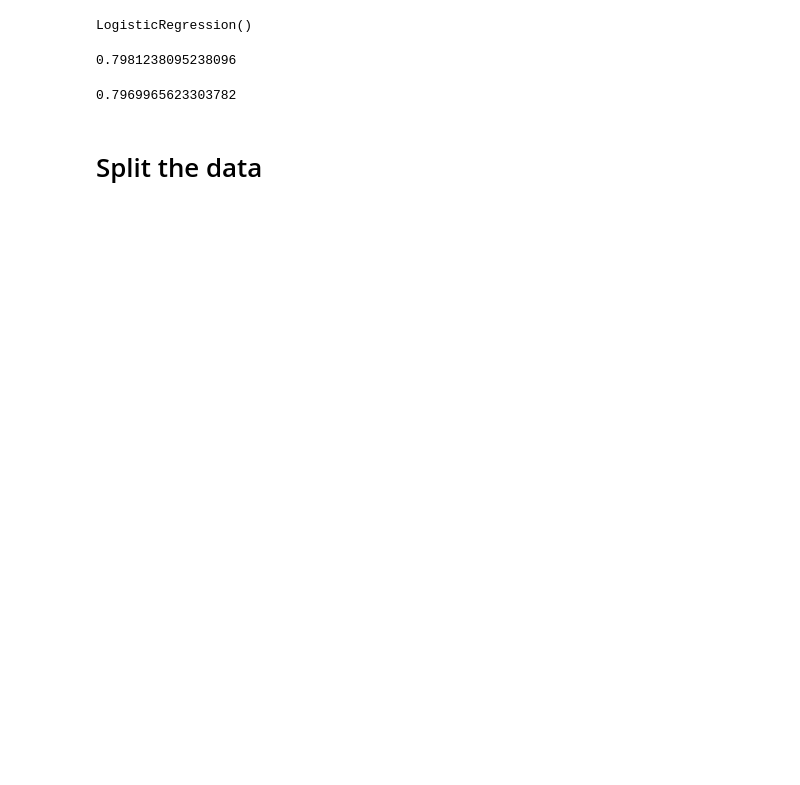
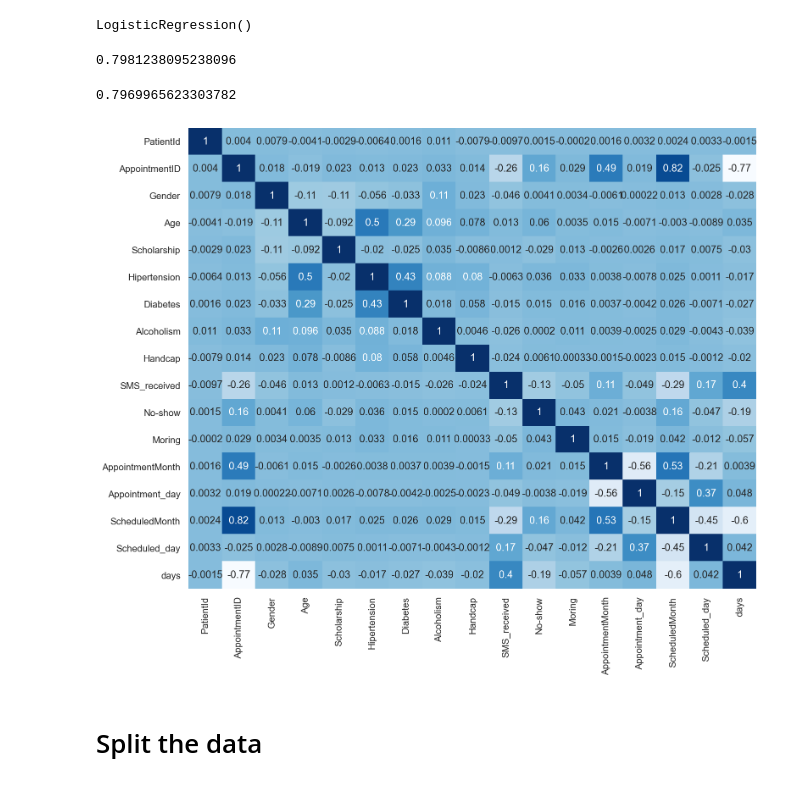
Before and after one commit to AbeerAB/Classification, a Jupyter notebook: Code-Copy1.ipynb, the cells around one changed output. Drawn from its saved outputs; the diff is of its cells as text; code cells hidden in the pictures; blank space fills up the shorter version.

```diff
--- a/Code-Copy1.ipynb
+++ b/Code-Copy1.ipynb
@@ -391,6 +445,11 @@ lm0.score(X_test, y_test)
 0.7969965623303782
 # %%
 #df_appointments=df_appointments.drop(['PatientId','AppointmentID'], axis = 1)
+# %%
+plt.subplots(figsize=(12,10))
+dataplot = sns.heatmap(df_appointments.corr(), cbar=False, annot=True, cmap="Blues", annot_kws={"fontsize":12})
+# %% [output]
+[figure, added]
 # %% [markdown]
 # Split the data
 # %%
```
Also changed, not shown: parts of 24 cells of this notebook.
